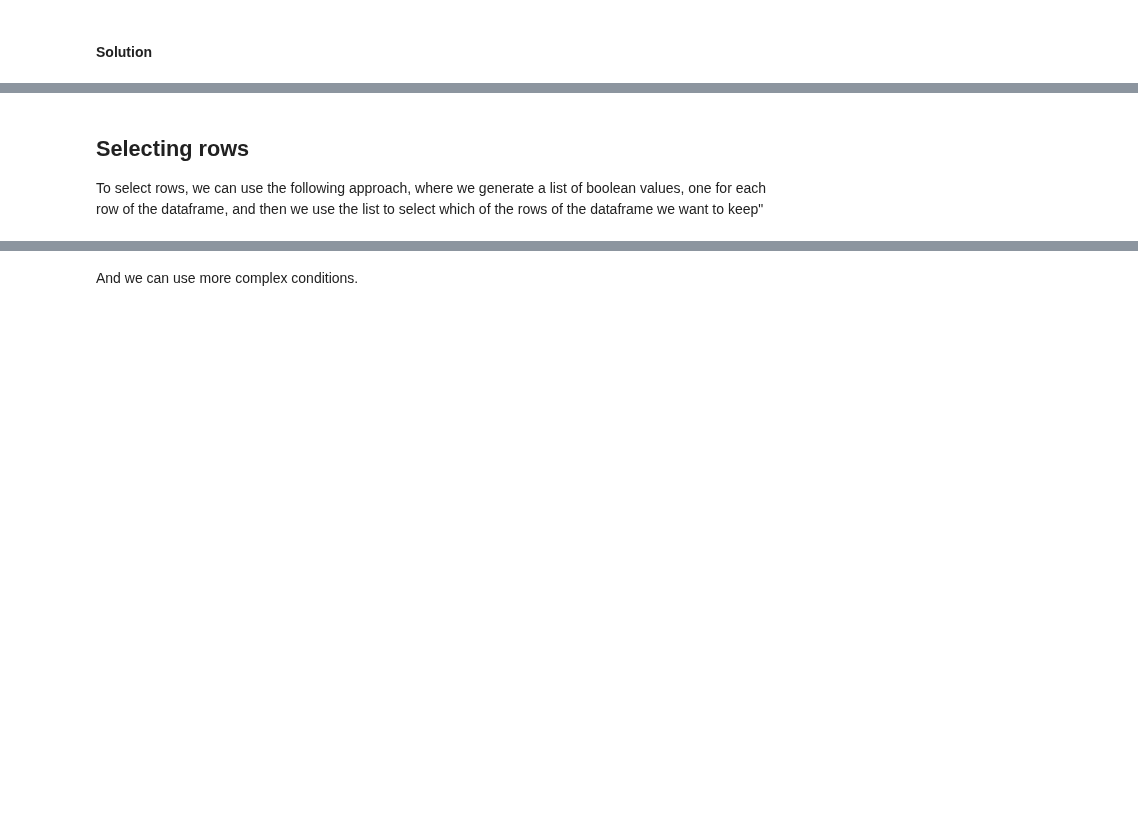
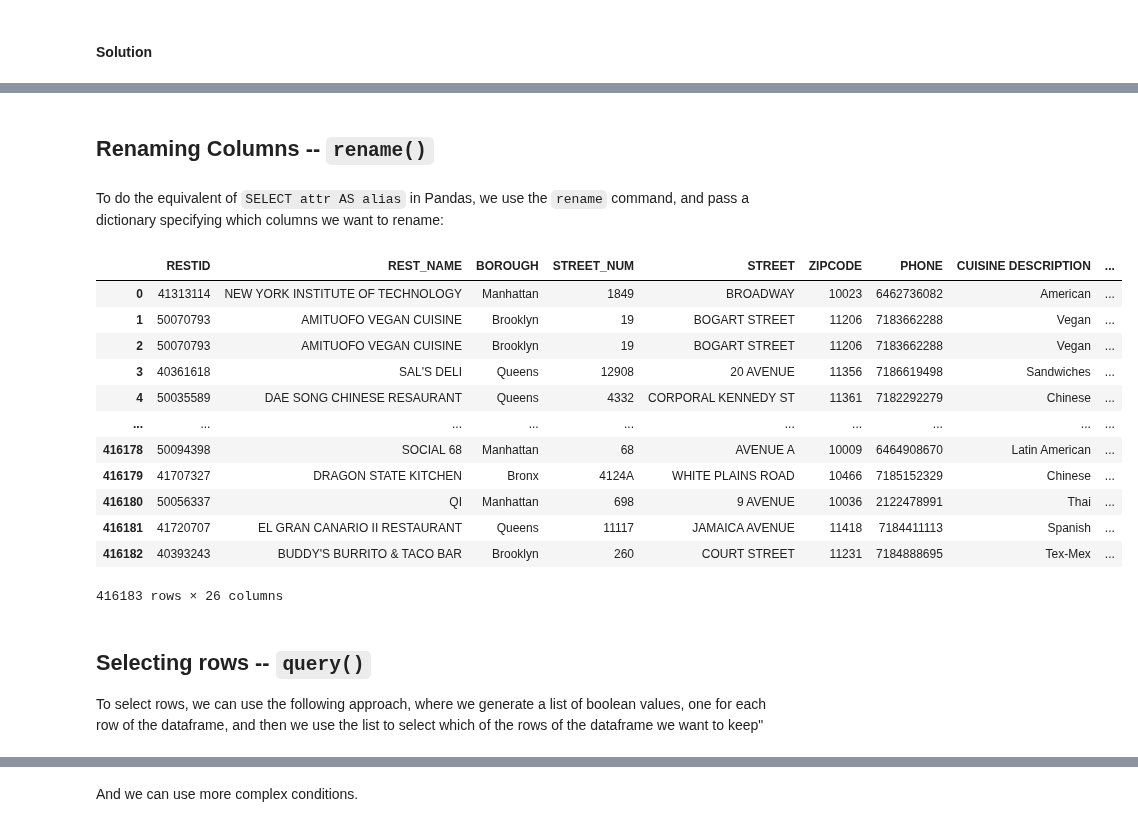
Before and after one commit to ipeirotis/dealing_with_data, a Jupyter notebook: 03-Pandas/A1-Introduction_to_Pandas_with_Examples.ipynb, the cells around one changed output, grey strips where cells are left out. Saved outputs shown, nothing was run; the diff lists cells and outputs as text; code cells hidden in the pictures; blank space fills up the shorter version.

```diff
--- a/03-Pandas/A1-Introduction_to_Pandas_with_Examples.ipynb
+++ b/03-Pandas/A1-Introduction_to_Pandas_with_Examples.ipynb
@@ -318,4 +378,31 @@ restaurants[["GRADE DATE", "VIOLATION CODE", "DBA", "SCORE"]].head(10)
+# %% [markdown]
+## Renaming Columns -- `rename()`
+# %% [markdown]
+To do the equivalent of `SELECT attr AS alias` in Pandas, we use the `rename` command, and pass a dictionary specifying which columns we want to rename:
+# %%
+restaurants.rename(
+    columns = {
+      "CAMIS": "RESTID",
+      "DBA": "REST_NAME",
+      "BUILDING": "STREET_NUM",
+      "BORO": "BOROUGH"
+    }
+)
+# %% [output]
+|  | RESTID | REST_NAME | BOROUGH | STREET_NUM | STREET | ZIPCODE | PHONE | CUISINE DESCRIPTION | ... |
+| 0 | 41313114 | NEW YORK INSTITUTE OF TECHNOLOGY | Manhattan | 1849 | BROADWAY | 10023 | 6462736082 | American | ... |
+| 1 | 50070793 | AMITUOFO VEGAN CUISINE | Brooklyn | 19 | BOGART STREET | 11206 | 7183662288 | Vegan | ... |
+| 2 | 50070793 | AMITUOFO VEGAN CUISINE | Brooklyn | 19 | BOGART STREET | 11206 | 7183662288 | Vegan | ... |
+| 3 | 40361618 | SAL'S DELI | Queens | 12908 | 20 AVENUE | 11356 | 7186619498 | Sandwiches | ... |
+| 4 | 50035589 | DAE SONG CHINESE RESAURANT | Queens | 4332 | CORPORAL KENNEDY ST | 11361 | 7182292279 | Chinese | ... |
+| ... | ... | ... | ... | ... | ... | ... | ... | ... | ... |
+| 416178 | 50094398 | SOCIAL 68 | Manhattan | 68 | AVENUE A | 10009 | 6464908670 | Latin American | ... |
+| 416179 | 41707327 | DRAGON STATE KITCHEN | Bronx | 4124A | WHITE PLAINS ROAD | 10466 | 7185152329 | Chinese | ... |
+| 416180 | 50056337 | QI | Manhattan | 698 | 9 AVENUE | 10036 | 2122478991 | Thai | ... |
+| 416181 | 41720707 | EL GRAN CANARIO II RESTAURANT | Queens | 11117 | JAMAICA AVENUE | 11418 | 7184411113 | Spanish | ... |
+| 416182 | 40393243 | BUDDY'S BURRITO & TACO BAR | Brooklyn | 260 | COURT STREET | 11231 | 7184888695 | Tex-Mex | ... |
+416183 rows × 26 columns
 # %% [markdown]
-## Selecting rows
+## Selecting rows -- `query()`
 
 To select rows, we can use the following approach, where we generate a list of boolean values, one for each row of the dataframe, and then we use the list to select which of the rows of the dataframe we want to keep"
```
Also changed, not shown: parts of 65 cells of this notebook.
